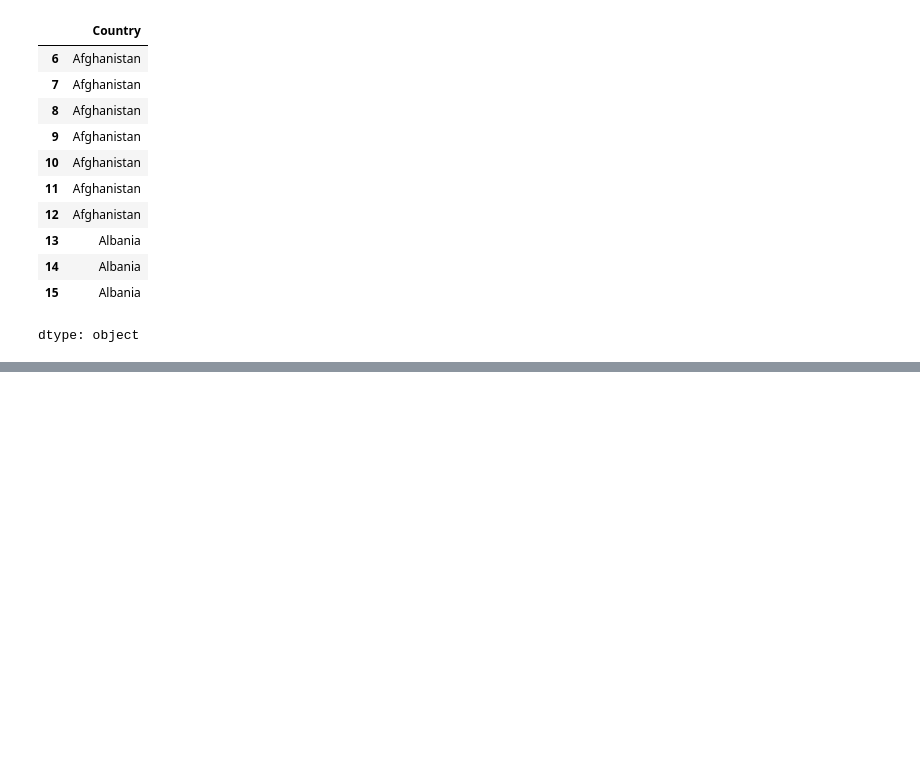
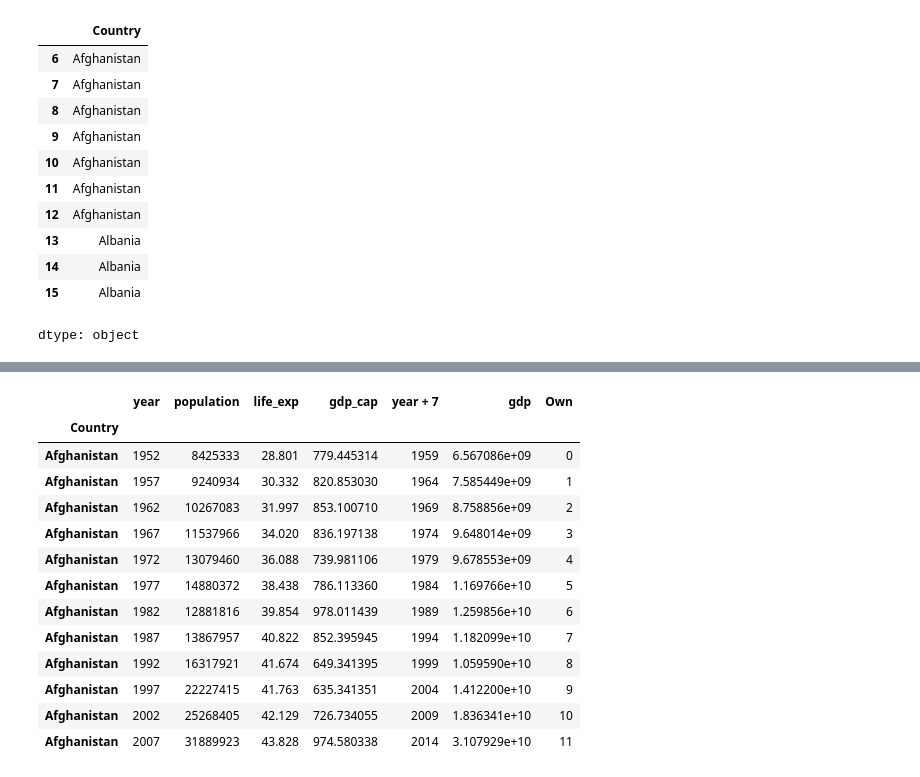
Before and after one commit to stack-varun/varun08, a Jupyter notebook: Pandas_1.ipynb, the cells around one changed output, grey strips where cells are left out. Saved outputs shown, nothing was run; the diff lists cells and outputs as text; code cells hidden in the pictures; blank space fills up the shorter version.

```diff
--- a/Pandas_1.ipynb
+++ b/Pandas_1.ipynb
@@ -617,0 +801,17 @@ dtype: object
+# %%
+temp.loc["Afghanistan"]
+# %% [output]
+|  | year | population | life_exp | gdp_cap | year + 7 | gdp | Own |
+| Country |  |  |  |  |  |  |  |
+| Afghanistan | 1952 | 8425333 | 28.801 | 779.445314 | 1959 | 6.567086e+09 | 0 |
+| Afghanistan | 1957 | 9240934 | 30.332 | 820.853030 | 1964 | 7.585449e+09 | 1 |
+| Afghanistan | 1962 | 10267083 | 31.997 | 853.100710 | 1969 | 8.758856e+09 | 2 |
+| Afghanistan | 1967 | 11537966 | 34.020 | 836.197138 | 1974 | 9.648014e+09 | 3 |
+| Afghanistan | 1972 | 13079460 | 36.088 | 739.981106 | 1979 | 9.678553e+09 | 4 |
+| Afghanistan | 1977 | 14880372 | 38.438 | 786.113360 | 1984 | 1.169766e+10 | 5 |
+| Afghanistan | 1982 | 12881816 | 39.854 | 978.011439 | 1989 | 1.259856e+10 | 6 |
+| Afghanistan | 1987 | 13867957 | 40.822 | 852.395945 | 1994 | 1.182099e+10 | 7 |
+| Afghanistan | 1992 | 16317921 | 41.674 | 649.341395 | 1999 | 1.059590e+10 | 8 |
+| Afghanistan | 1997 | 22227415 | 41.763 | 635.341351 | 2004 | 1.412200e+10 | 9 |
+| Afghanistan | 2002 | 25268405 | 42.129 | 726.734055 | 2009 | 1.836341e+10 | 10 |
+| Afghanistan | 2007 | 31889923 | 43.828 | 974.580338 | 2014 | 3.107929e+10 | 11 |
```
Also changed, not shown: parts of 26 cells of this notebook.
